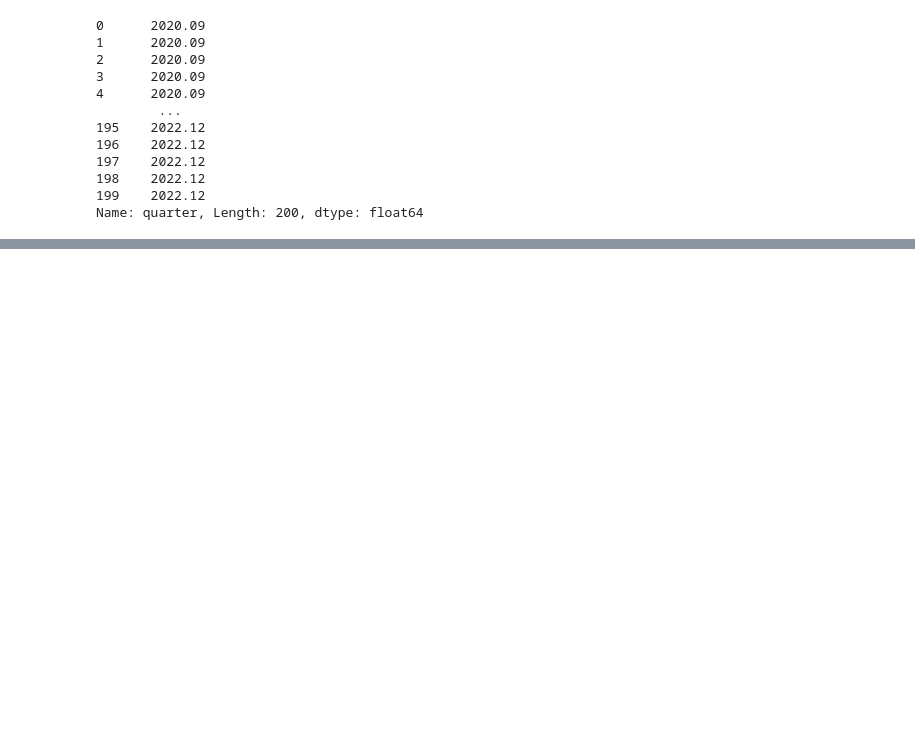
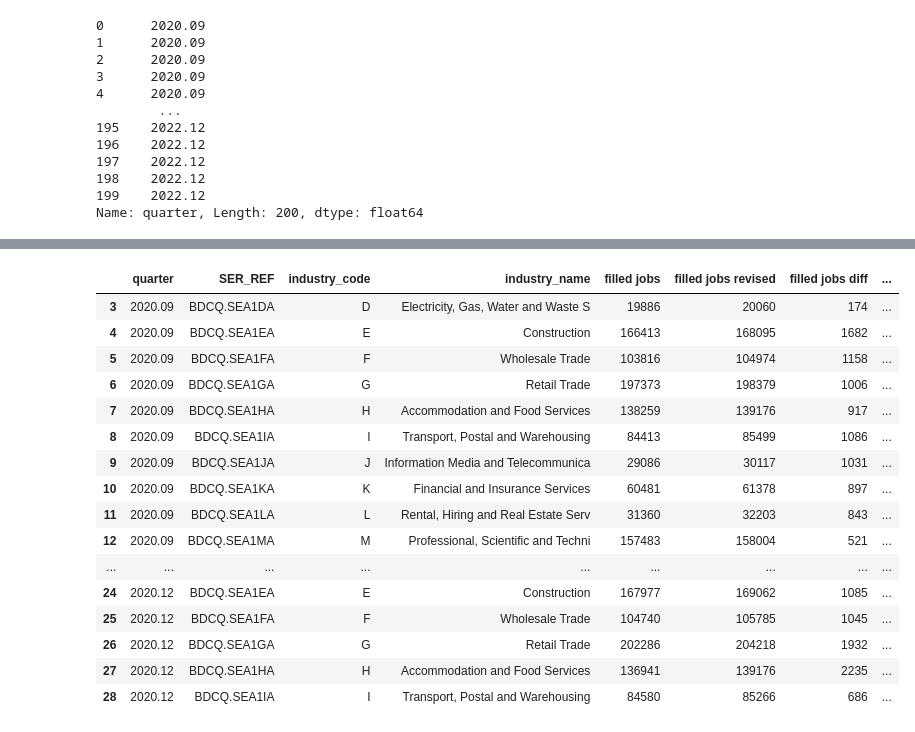
Before and after one commit to SatvikBhatnagar/Data-Engineering, a Jupyter notebook: 007_investigating_data_Pandas_Data_Frame.ipynb, the cells around one changed output, grey strips where cells are left out. Cells and saved outputs as stored; diff of their text form; code cells hidden in the pictures; blank space fills up the shorter version.

Commit message:
Selecting Columns and Rows using 'loc' and 'iloc' operators
Signed-off-by: stoner69 <16363598+SatvikBhatnagar@users.noreply.github.com>

```diff
--- a/007_investigating_data_Pandas_Data_Frame.ipynb
+++ b/007_investigating_data_Pandas_Data_Frame.ipynb
@@ -126,0 +148,20 @@ Name: quarter, Length: 200, dtype: float64
+# %%
+df.iloc[3:29]
+# %% [output]
+|  | quarter | SER_REF | industry_code | industry_name | filled jobs | filled jobs revised | filled jobs diff | ... |
+| 3 | 2020.09 | BDCQ.SEA1DA | D | Electricity, Gas, Water and Waste S | 19886 | 20060 | 174 | ... |
+| 4 | 2020.09 | BDCQ.SEA1EA | E | Construction | 166413 | 168095 | 1682 | ... |
+| 5 | 2020.09 | BDCQ.SEA1FA | F | Wholesale Trade | 103816 | 104974 | 1158 | ... |
+| 6 | 2020.09 | BDCQ.SEA1GA | G | Retail Trade | 197373 | 198379 | 1006 | ... |
+| 7 | 2020.09 | BDCQ.SEA1HA | H | Accommodation and Food Services | 138259 | 139176 | 917 | ... |
+| 8 | 2020.09 | BDCQ.SEA1IA | I | Transport, Postal and Warehousing | 84413 | 85499 | 1086 | ... |
+| 9 | 2020.09 | BDCQ.SEA1JA | J | Information Media and Telecommunica | 29086 | 30117 | 1031 | ... |
+| 10 | 2020.09 | BDCQ.SEA1KA | K | Financial and Insurance Services | 60481 | 61378 | 897 | ... |
+| 11 | 2020.09 | BDCQ.SEA1LA | L | Rental, Hiring and Real Estate Serv | 31360 | 32203 | 843 | ... |
+| 12 | 2020.09 | BDCQ.SEA1MA | M | Professional, Scientific and Techni | 157483 | 158004 | 521 | ... |
+| ... | ... | ... | ... | ... | ... | ... | ... | ... |
+| 24 | 2020.12 | BDCQ.SEA1EA | E | Construction | 167977 | 169062 | 1085 | ... |
+| 25 | 2020.12 | BDCQ.SEA1FA | F | Wholesale Trade | 104740 | 105785 | 1045 | ... |
+| 26 | 2020.12 | BDCQ.SEA1GA | G | Retail Trade | 202286 | 204218 | 1932 | ... |
+| 27 | 2020.12 | BDCQ.SEA1HA | H | Accommodation and Food Services | 136941 | 139176 | 2235 | ... |
+| 28 | 2020.12 | BDCQ.SEA1IA | I | Transport, Postal and Warehousing | 84580 | 85266 | 686 | ... |
```
Also changed, not shown: parts of 11 cells of this notebook.
